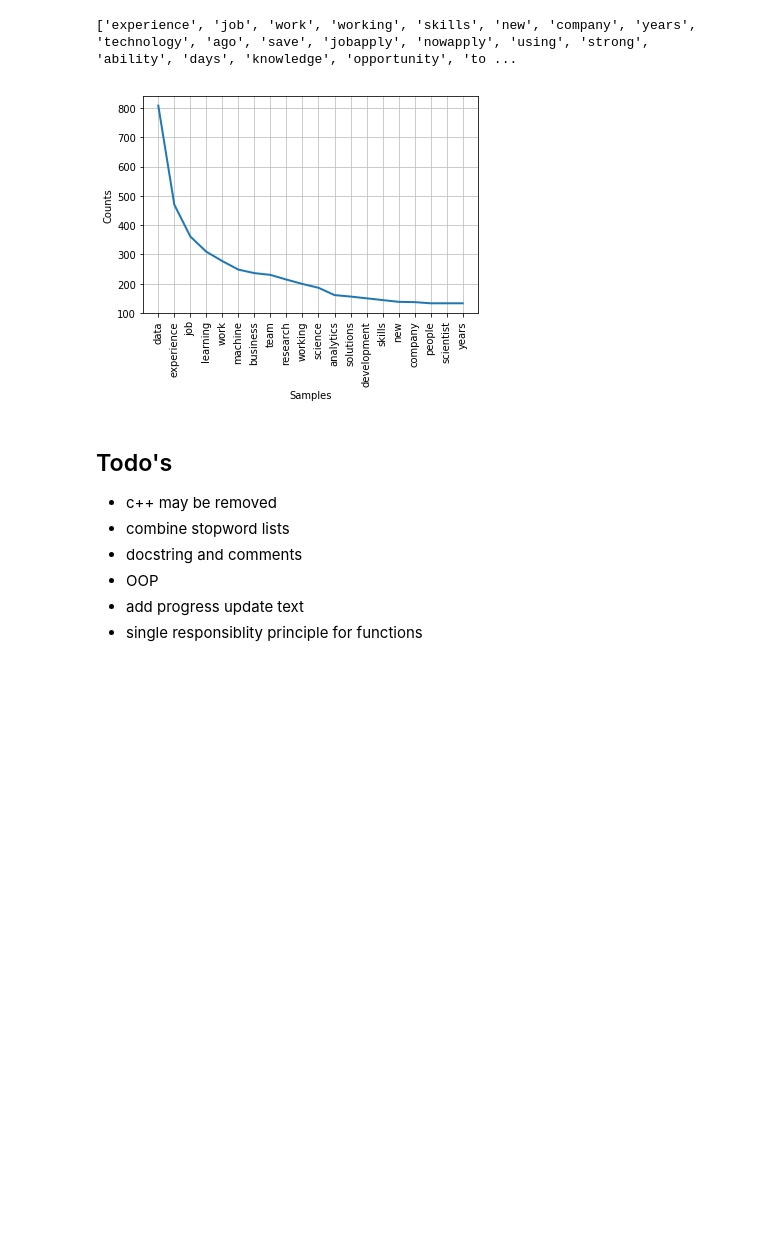
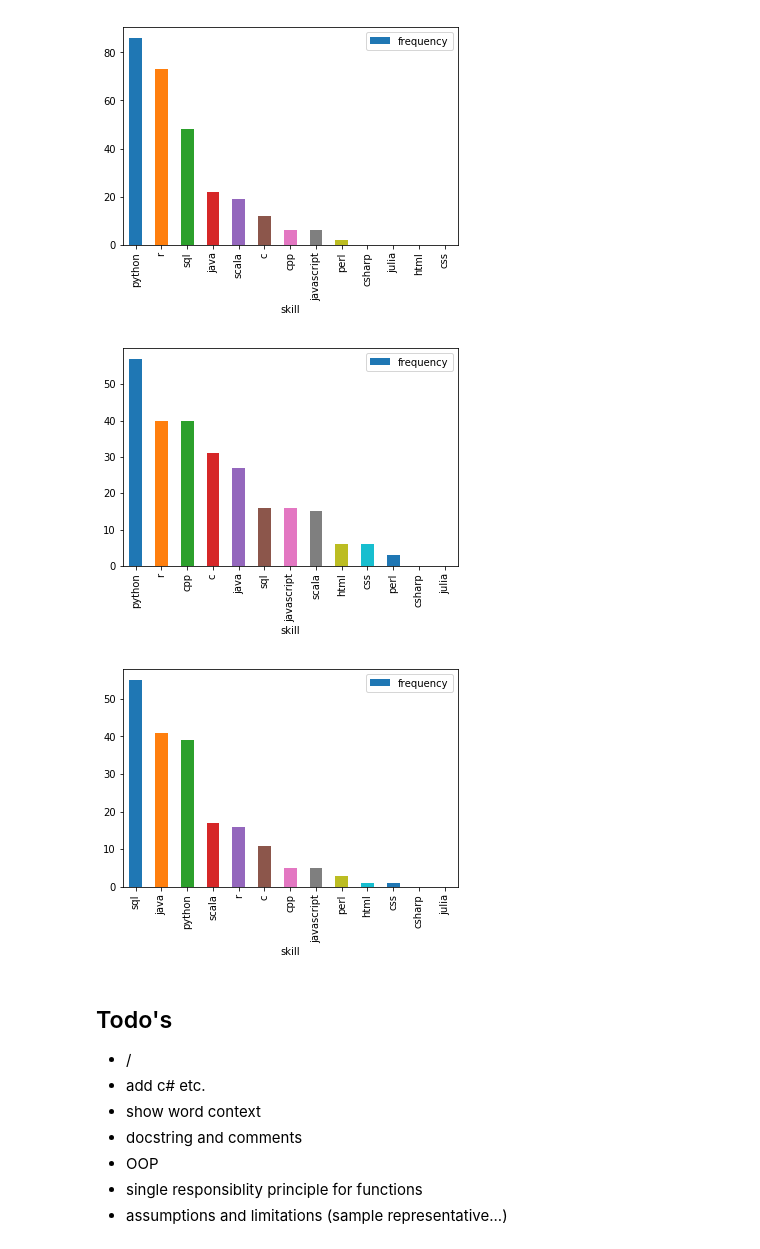
Before and after one commit to georgeliu1998/ideal_profiles, a Jupyter notebook: ideal_profiles_2.ipynb, the cells around one changed output. Saved outputs shown, nothing was run; the diff lists cells and outputs as text; code cells hidden in the pictures; blank space fills up the shorter version.

```diff
--- a/ideal_profiles_2.ipynb
+++ b/ideal_profiles_2.ipynb
@@ -82,0 +100,4 @@ stop_list
+# %%
+# Rename the last two columns
+df.rename({'variable': 'skill', 'value': 'frequency'}, axis='columns', inplace=True)
+df.head()
@@ -82,0 +111,4 @@ stop_list
+# %%
+# Subset to non null values in the freq column
+df = df[df['frequency'].notnull()]
+df.head()
@@ -82,0 +122,4 @@ stop_list
+# %%
+# Reset the index
+df.reset_index(drop=True, inplace=True)
+df.head()
@@ -82,0 +133,3 @@ stop_list
+# %%
+df = df.astype({'frequency': int})
+df.dtypes
@@ -83 +151,8 @@ stop_list
+# %%
+for title in titles:
+    plot_skill(df=df, title=title, skill='Programming Languages')
+# %% [output]
+[figure, added]
+[figure, added]
+[figure, added]
 # %%
@@ -91,21 +176,9 @@ with open('stopwords_tmp.csv', 'w', newline='') as f:
-# %%
-with open('stopwords.csv', 'r', newline='') as f:
-    reader = csv.reader(f)
-    stop_list = list(reader)[0]
-print(stop_list)
-# %% [output]
-['experience', 'job', 'work', 'working', 'skills', 'new', 'company', 'years', 'technology', 'ago', 'save', 'jobapply', 'nowapply', 'using', 'strong', 'ability', 'days', 'knowledge', 'opportunity', 'to ...
-# %%
-# Print and plot most common words
-#[i[0] for i in freq.most_common(300)]
-freq.plot(20)
-# %% [output]
-[figure, removed]
 # %% [markdown]
 ## Todo's
-- c++ may be removed
-- combine stopword lists
+- /
+- add c# etc.
+- show word context
 - docstring and comments
 - OOP
-- add progress update text
 - single responsiblity principle for functions
+- assumptions and limitations (sample representative...)
```
Also changed, not shown: parts of 19 cells of this notebook.
